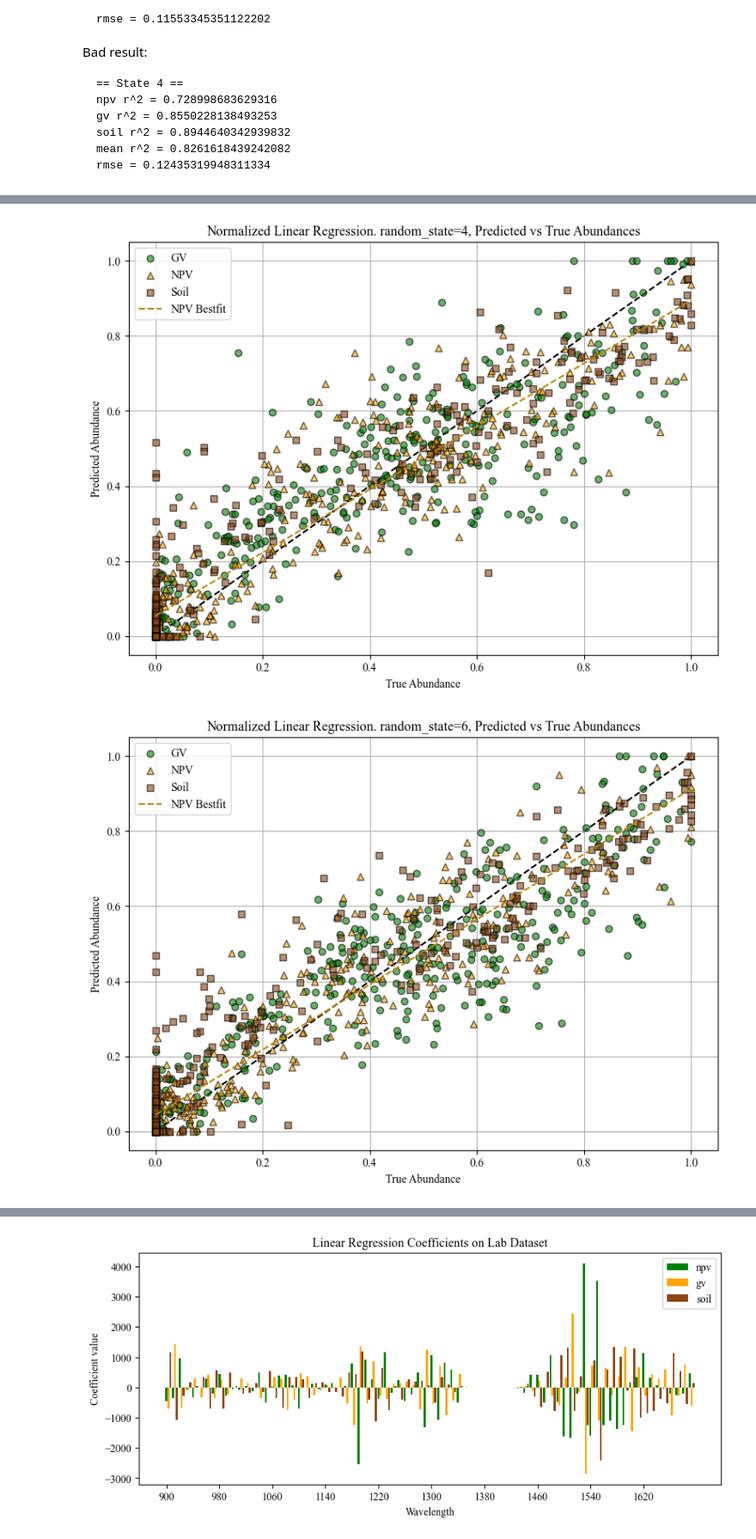
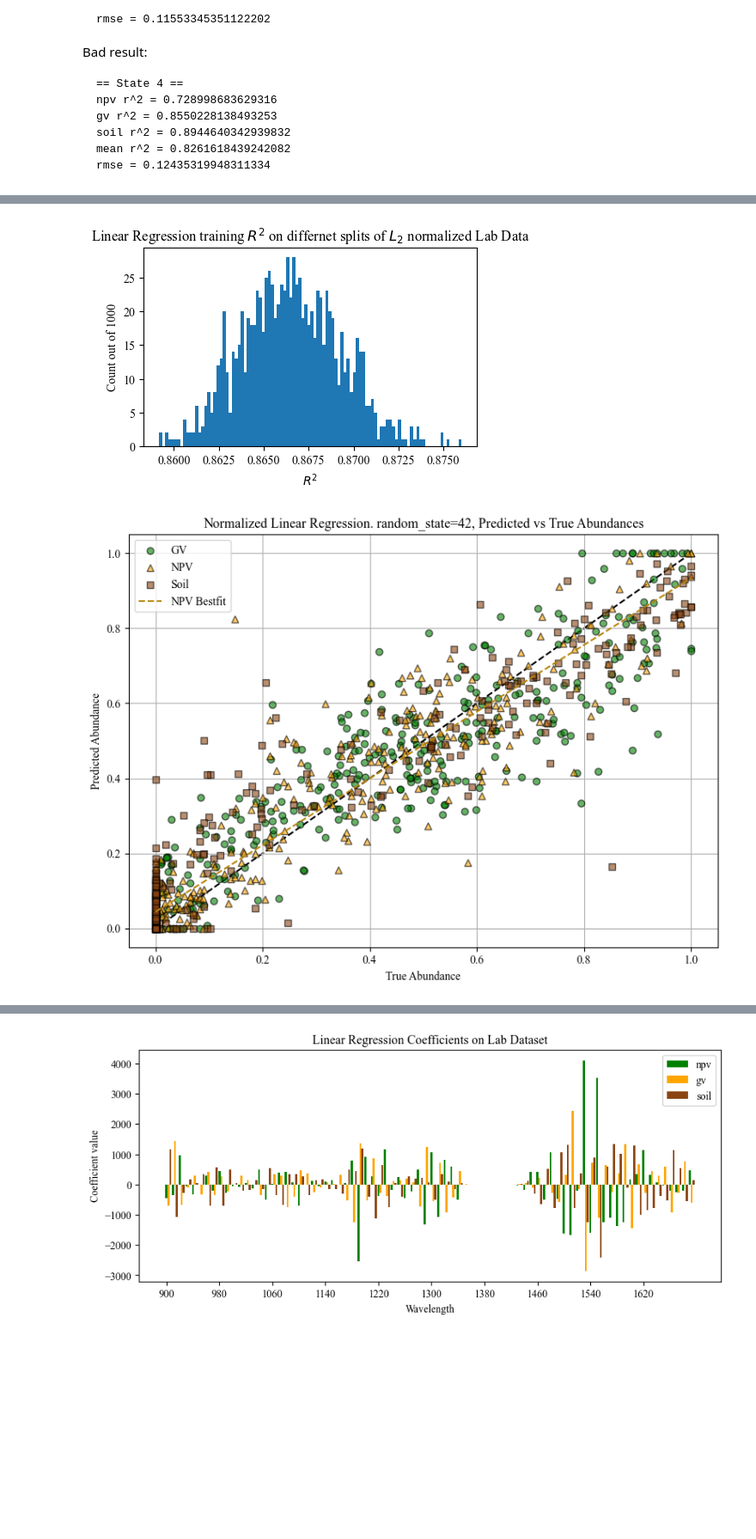
Before and after one commit to utat-ss/FINCH-Science_Unmixing, a Jupyter notebook: runs/classicalml/linear_reg/linear_regression.ipynb, the cells around one changed output, grey strips where cells are left out. Shown at 86% size. Drawn from its saved outputs; the diff is of its cells as text; code cells hidden in the pictures; blank space fills up the shorter version.

```diff
--- a/runs/classicalml/linear_reg/linear_regression.ipynb
+++ b/runs/classicalml/linear_reg/linear_regression.ipynb
@@ -199,8 +199,15 @@ def check_random_state(random_state: int = 42, plot: bool = False, alpha: float
         )
     slope, intercept, r, p, se = scipy.stats.linregress(ab_true_np_array, ab_clipnormed_predictions)
     npvr2, gvr2, soilr2, rmse = r[0]**2, r[1]**2, r[2]**2, sklearn.metrics.root_mean_squared_error(ab_true_np_array, ab_clipnormed_predictions)
-    # print(f"npv r2 = {npvr2} | gv r2 = {gvr2} | soil r2 = {soilr2} | rmse={rmse}")
-    return npvr2, gvr2, soilr2, rmse, normalized_regression.score(X_train, y_train)
+
+    # check training r^2
+    train_predictions = normalized_regression.predict(X_train)
+    train_clipped_predictions = np.clip(train_predictions, a_min=0, a_max=1)
+    train_clipnormed_predictions = train_clipped_predictions / train_clipped_predictions.sum(axis=1)[:, np.newaxis]
+    trainr2 = sklearn.metrics.r2_score(y_train, train_clipnormed_predictions)
+
+    print(f"npv r2 = {npvr2} | gv r2 = {gvr2} | soil r2 = {soilr2} | mean = {(npvr2 + gvr2 + soilr2) / 3} | rmse={rmse} | train={trainr2}")
+    return npvr2, gvr2, soilr2, rmse, trainr2
 # %%
 # Try differnet alpha values
 random_state = 42
@@ -263,7 +342,16 @@ avg mean training R2 = 0.853913690663645, std=0.002827949037603659
+# %%
+fig, ax = plt.subplots(figsize=(5, 3))
+ax.set_xlabel("$R^2$")
+ax.set_ylabel(f"Count out of {N}")
+ax.set_title("Linear Regression training $R^2$ on differnet splits of $L_2$ normalized Lab Data")
+ax.hist(trainr2s, bins=100)
+plt.savefig("lr_train_r2_splits_histogram.svg", format="svg")
+plt.show()
+# %% [output]
+[figure, added]
 # %%
-check_random_state(4, True)
-check_random_state(6, True)
-check_random_state(11, True)
+check_random_state(42, True)
+# check_random_state(6, True)
+# check_random_state(11, True)
 # %% [output]
-[figure, old version]
+[figure, new version]
-[figure, removed]
```
Also changed, not shown: parts of 16 cells of this notebook, 5 other files.
